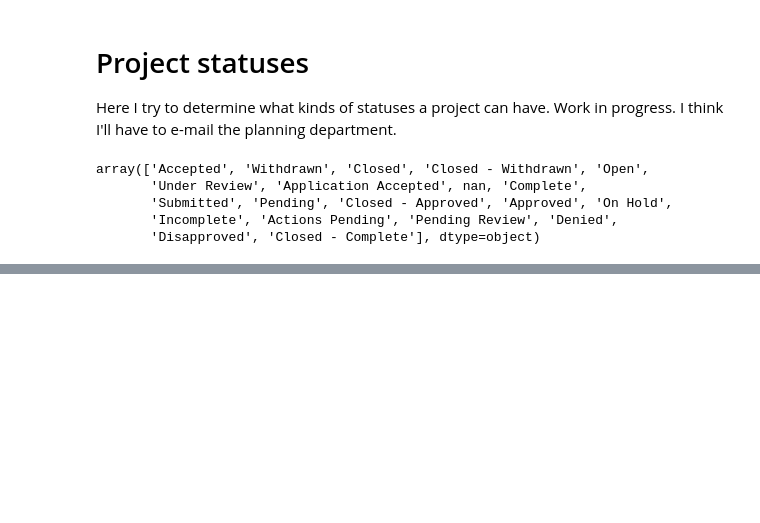
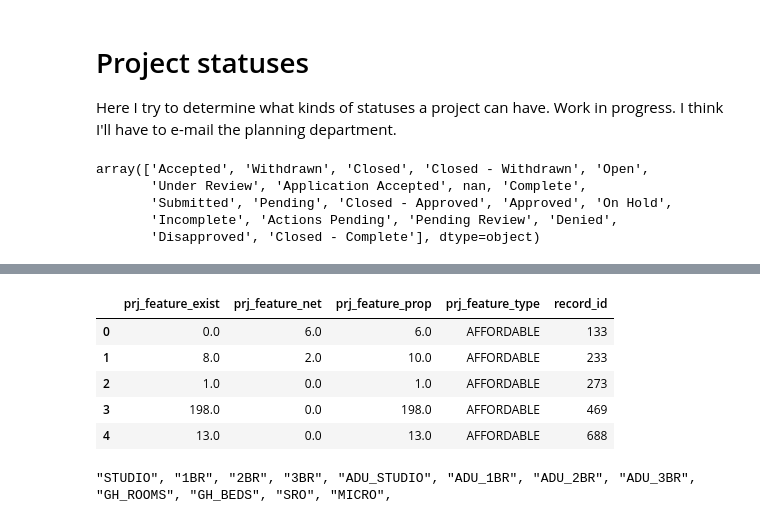
Before and after one commit to YIMBYdata/sf-planning-pipeline, a Jupyter notebook: Understanding the data.ipynb, the cells around one changed output, grey strips where cells are left out. Saved outputs shown, nothing was run; the diff lists cells and outputs as text; code cells hidden in the pictures; blank space fills up the shorter version.

```diff
--- a/Understanding the data.ipynb
+++ b/Understanding the data.ipynb
@@ -302,0 +412,23 @@ array(['Accepted', 'Withdrawn', 'Closed', 'Closed - Withdrawn', 'Open',
+# %%
+prj_feature = prj_feature_table(data)
+# %%
+prj_feature.head()
+# %% [output]
+|  | prj_feature_exist | prj_feature_net | prj_feature_prop | prj_feature_type | record_id |
+| 0 | 0.0 | 6.0 | 6.0 | AFFORDABLE | 133 |
+| 1 | 8.0 | 2.0 | 10.0 | AFFORDABLE | 233 |
+| 2 | 1.0 | 0.0 | 1.0 | AFFORDABLE | 273 |
+| 3 | 198.0 | 0.0 | 198.0 | AFFORDABLE | 469 |
+| 4 | 13.0 | 0.0 | 13.0 | AFFORDABLE | 688 |
+# %%
+#finally, dwelling types
+prj_feature_str = ''
+for i in range(124,136,3):
+    prj_feature_str += '"' + fields.loc[i,'Field'][12:-6] + '", '
+for i in range(136,152,4):
+    prj_feature_str += '"' + fields.loc[i,'Field'][12:-6] + '", '
+for i in range(152,164,3):
+    prj_feature_str += '"' + fields.loc[i,'Field'][12:-6] + '", '
+print(prj_feature_str)
+# %% [output]
+"STUDIO", "1BR", "2BR", "3BR", "ADU_STUDIO", "ADU_1BR", "ADU_2BR", "ADU_3BR", "GH_ROOMS", "GH_BEDS", "SRO", "MICRO",
```
Also changed, not shown: parts of 20 cells of this notebook, 2 other files.
